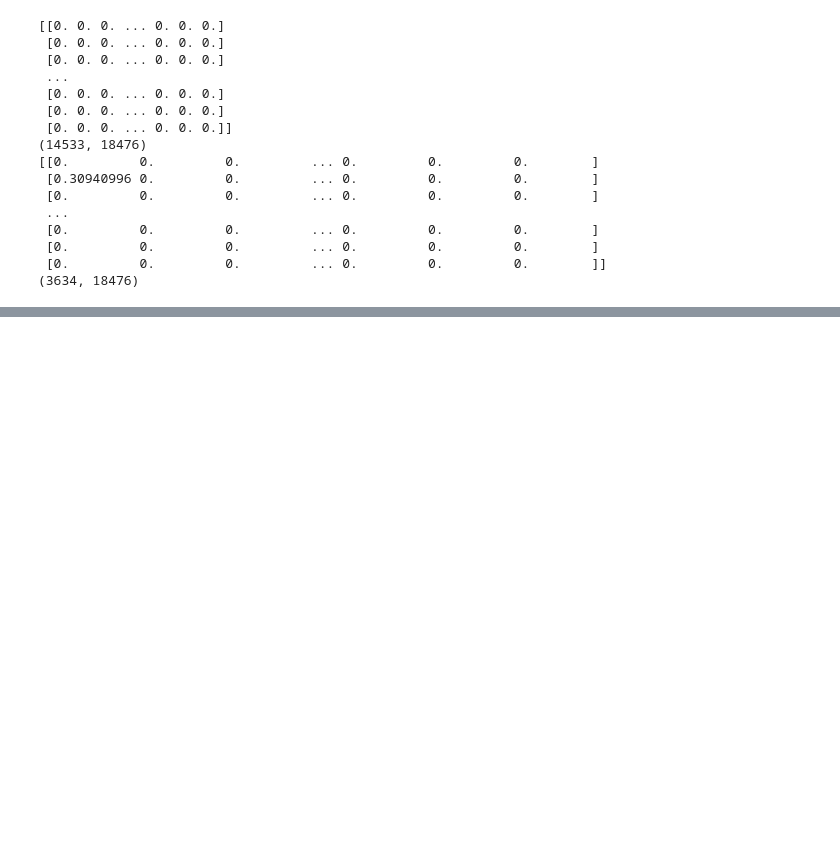
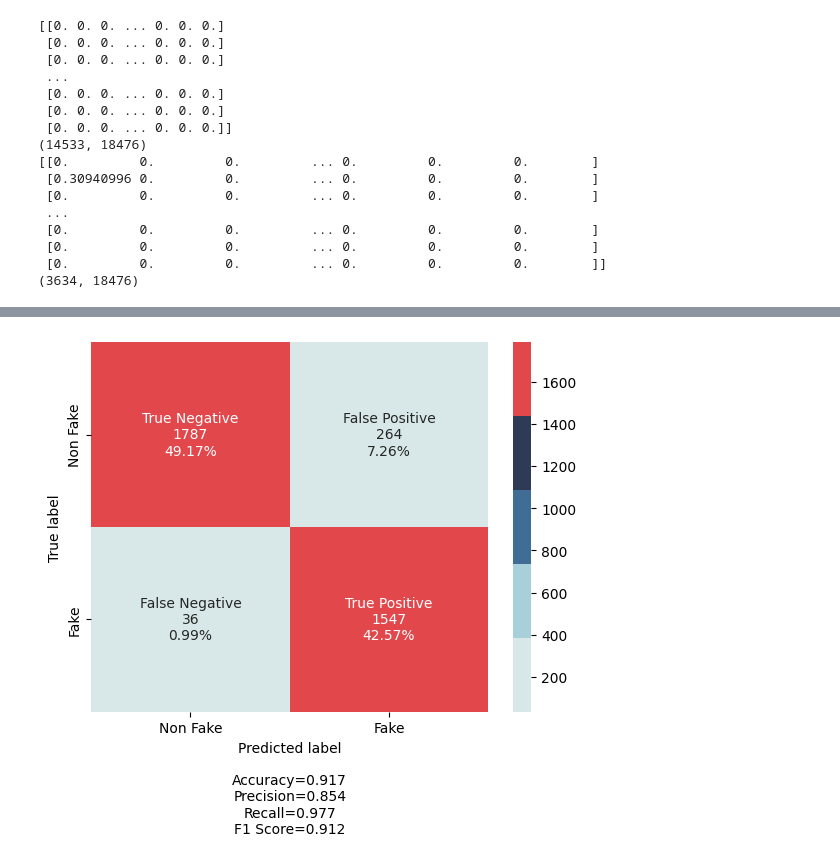
Before and after one commit to lvvittor/nlp, a Jupyter notebook: notebooks/classifier.ipynb, the cells around one changed output, grey strips where cells are left out. Cells and saved outputs as stored; diff of their text form; code cells hidden in the pictures; blank space fills up the shorter version.

```diff
--- a/notebooks/classifier.ipynb
+++ b/notebooks/classifier.ipynb
@@ -103,0 +268,7 @@ Confusion matrix :
+# %%
+make_confusion_matrix(cm,
+                      group_names=['True Negative','False Positive','False Negative','True Positive'],
+                      categories=['Non Fake', 'Fake'],
+                      cmap=ListedColormap(colors))
+# %% [output]
+[figure, added]
```
Also changed, not shown: parts of 20 cells of this notebook, 18 other files.
